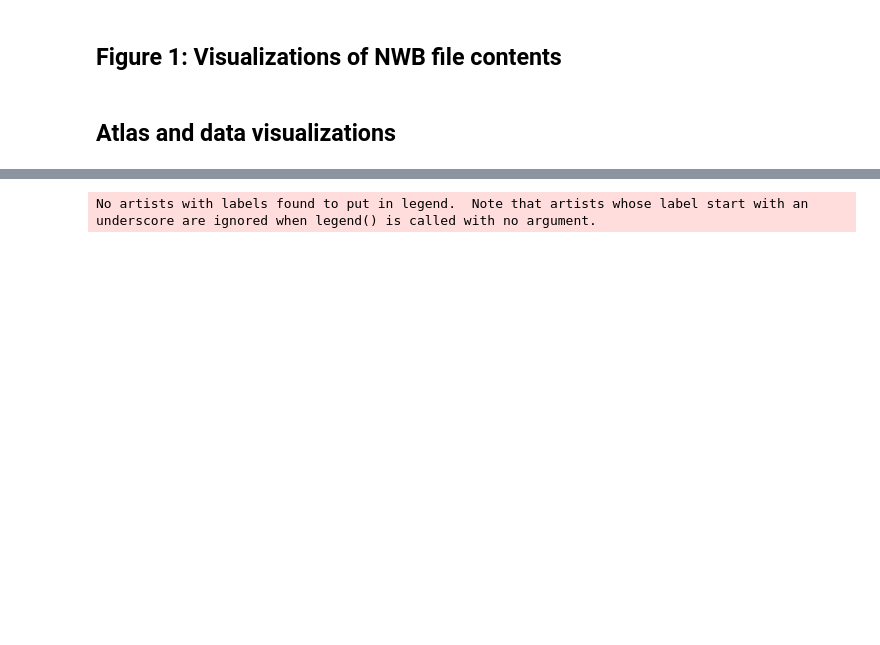
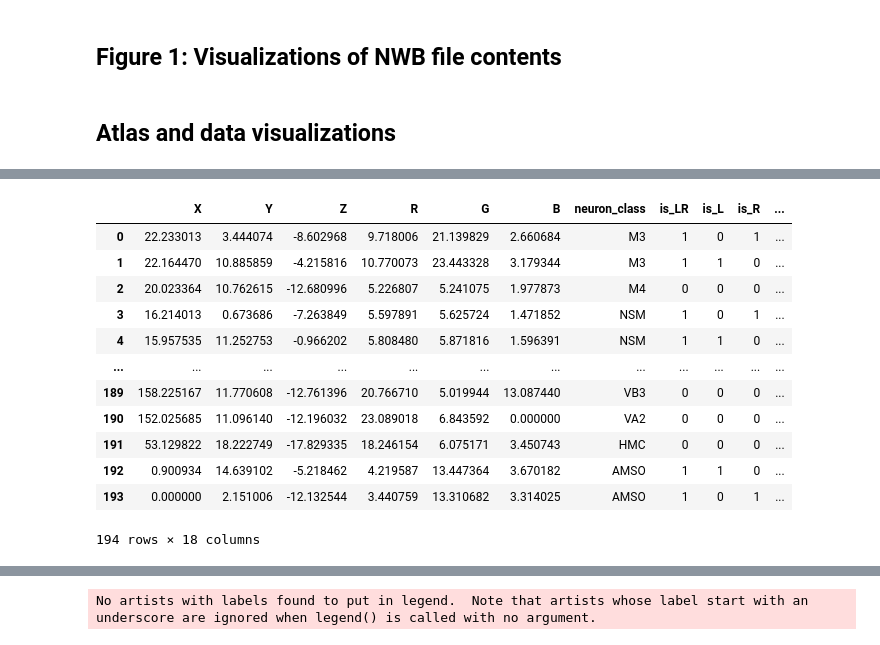
Before and after one commit to focolab/NWBelegans, a Jupyter notebook: Analysis/NWB_figures.ipynb, the cells around one changed output, grey strips where cells are left out. Saved outputs shown, nothing was run; the diff lists cells and outputs as text; code cells hidden in the pictures; blank space fills up the shorter version.

```diff
--- a/Analysis/NWB_figures.ipynb
+++ b/Analysis/NWB_figures.ipynb
@@ -117,3 +116,19 @@ plot_atlas_unrolled(NP_atlas)
+# %%
+NWB_atlas_full.get_df()
+# %% [output]
+|  | X | Y | Z | R | G | B | neuron_class | is_LR | is_L | is_R | ... |
+| 0 | 22.233013 | 3.444074 | -8.602968 | 9.718006 | 21.139829 | 2.660684 | M3 | 1 | 0 | 1 | ... |
+| 1 | 22.164470 | 10.885859 | -4.215816 | 10.770073 | 23.443328 | 3.179344 | M3 | 1 | 1 | 0 | ... |
+| 2 | 20.023364 | 10.762615 | -12.680996 | 5.226807 | 5.241075 | 1.977873 | M4 | 0 | 0 | 0 | ... |
+| 3 | 16.214013 | 0.673686 | -7.263849 | 5.597891 | 5.625724 | 1.471852 | NSM | 1 | 0 | 1 | ... |
+| 4 | 15.957535 | 11.252753 | -0.966202 | 5.808480 | 5.871816 | 1.596391 | NSM | 1 | 1 | 0 | ... |
+| ... | ... | ... | ... | ... | ... | ... | ... | ... | ... | ... | ... |
+| 189 | 158.225167 | 11.770608 | -12.761396 | 20.766710 | 5.019944 | 13.087440 | VB3 | 0 | 0 | 0 | ... |
+| 190 | 152.025685 | 11.096140 | -12.196032 | 23.089018 | 6.843592 | 0.000000 | VA2 | 0 | 0 | 0 | ... |
+| 191 | 53.129822 | 18.222749 | -17.829335 | 18.246154 | 6.075171 | 3.450743 | HMC | 0 | 0 | 0 | ... |
+| 192 | 0.900934 | 14.639102 | -5.218462 | 4.219587 | 13.447364 | 3.670182 | AMSO | 1 | 1 | 0 | ... |
+| 193 | 0.000000 | 2.151006 | -12.132544 | 3.440759 | 13.310682 | 3.314025 | AMSO | 1 | 0 | 1 | ... |
+194 rows × 18 columns
 # %%
 def plot_atlas_2d(atlas):
     plt.rcParams.update({'font.size':16})
```
Also changed, not shown: parts of 29 cells of this notebook, 2 other files.
